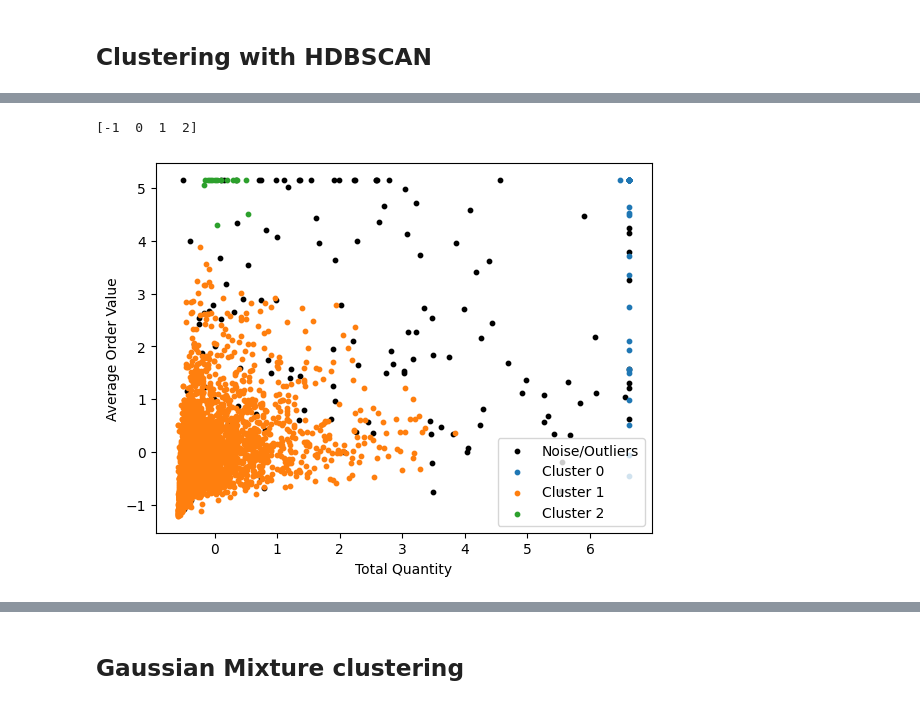
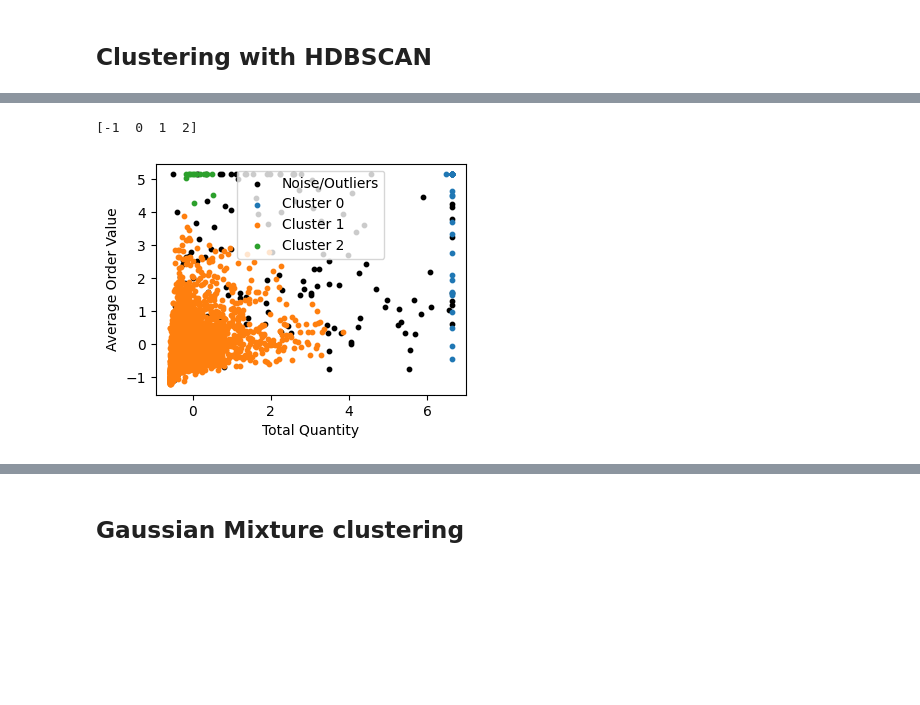
Before and after one commit to dimitsagk/ClientClustering_InventoryForecast, a Jupyter notebook: notebooks/03_ClientClustering_ML-notebook.ipynb, the cells around one changed output, grey strips where cells are left out. Cells and saved outputs as stored; diff of their text form; code cells hidden in the pictures; blank space fills up the shorter version.

```diff
--- a/notebooks/03_ClientClustering_ML-notebook.ipynb
+++ b/notebooks/03_ClientClustering_ML-notebook.ipynb
@@ -482,13 +527,15 @@ for i, param in enumerate(PARAM):
 # %%
 # I choose from the aboves the parameters that look best
 hdb = HDBSCAN(min_cluster_size= 10, min_samples= 5).fit(cust_norm_clip_stndrd)
 hdb_labels = hdb.labels_
 
 cust_hdbscan = cust_norm_clip_stndrd.copy()
 cust_hdbscan['hdbscan_labels'] = hdb_labels
 
 print(np.unique(hdb_labels))
+plt.figure(figsize=(4, 3))
 scatter_plot(cust_hdbscan[['TotalQuantity','AvrgOrderValue']], hdb_labels)
+plt.show(0)
 # %% [output]
 [-1  0  1  2]
-[figure, old version]
+[figure, new version]
```
Also changed, not shown: parts of 41 cells of this notebook.
